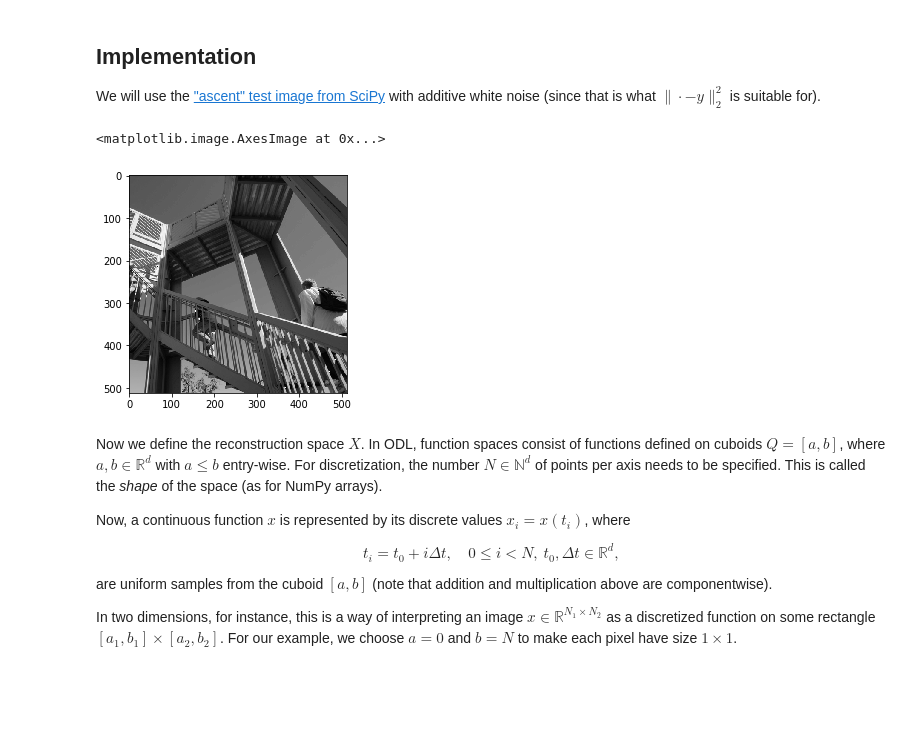
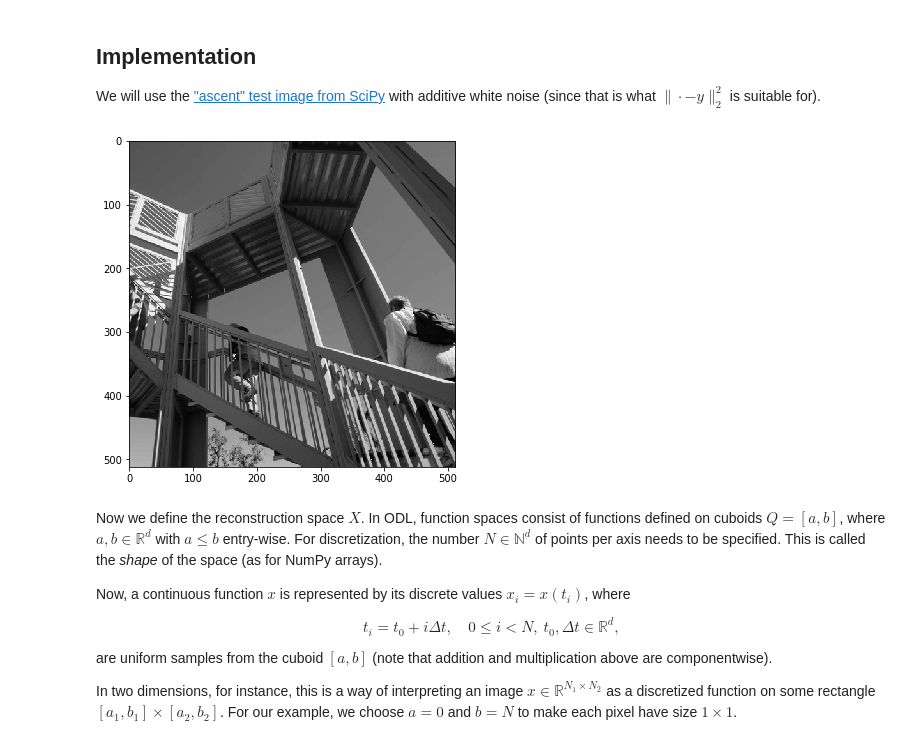
Before and after one commit to kohr-h/astra_odl_workshop, a Jupyter notebook: 1_tv_denoising.ipynb, the cells around one changed output. Saved outputs shown, nothing was run; the diff lists cells and outputs as text; code cells hidden in the pictures; blank space fills up the shorter version.

```diff
--- a/1_tv_denoising.ipynb
+++ b/1_tv_denoising.ipynb
@@ -235,13 +235,14 @@ We will use the ["ascent" test image from SciPy](https://docs.scipy.org/doc/scip
 # %%
 %matplotlib inline
 import matplotlib.pyplot as plt
 import scipy.misc
 
 image = scipy.misc.ascent().astype('float32')
-plt.imshow(image, cmap='gray')
+fig, ax = plt.subplots(figsize=(8, 6))
+ax.imshow(image, cmap='gray', aspect=1)
+pass  # avoid double plotting
 # %% [output]
-<matplotlib.image.AxesImage at 0x...>
-[figure, old version]
+[figure, new version]
 # %% [markdown]
 Now we define the reconstruction space $X$. In ODL, function spaces consist of functions defined on cuboids $Q = [a, b]$, where $a, b \in \mathbb{R}^d$ with $a \leq b$ entry-wise.
 For discretization, the number $N \in \mathbb{N}^d$ of points per axis needs to be specified. This is called the *shape* of the space (as for NumPy arrays).
```
Also changed, not shown: parts of 11 cells of this notebook, 2 other files.
